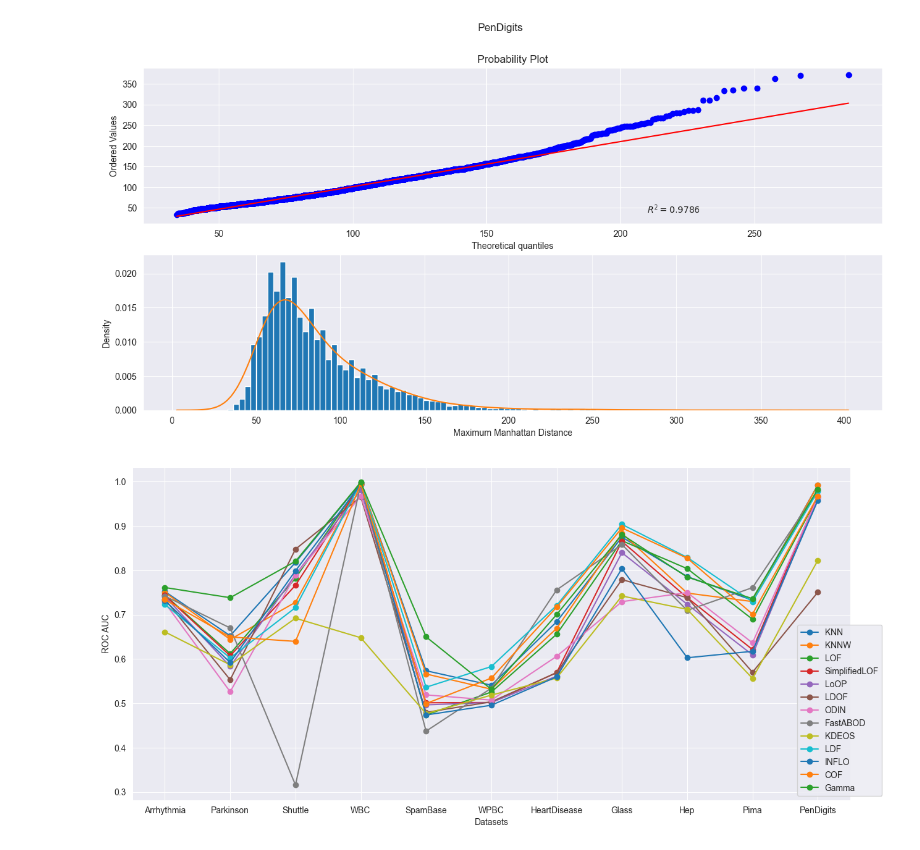
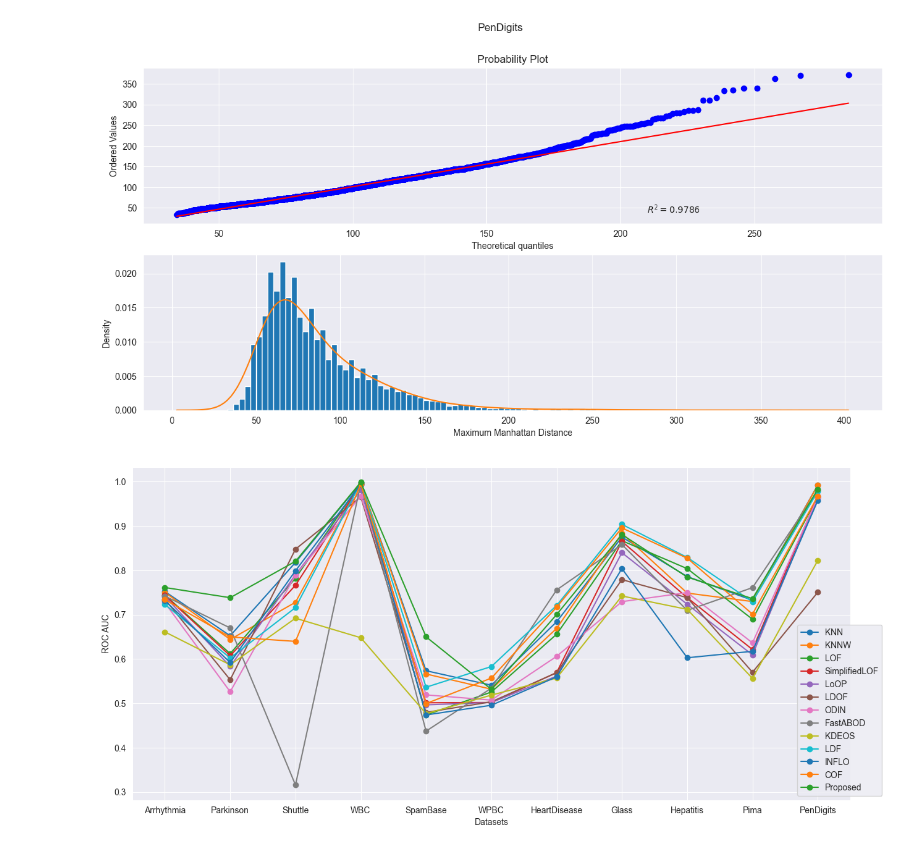
Before and after one commit to hodge-py/Outlier-Detection, a Jupyter notebook: Final_Version_gamma.ipynb, the cells around one changed output. Cells and saved outputs as stored; diff of their text form; code cells hidden in the pictures.

```diff
--- a/Final_Version_gamma.ipynb
+++ b/Final_Version_gamma.ipynb
@@ -224,24 +224,24 @@ a: 3.0093919902903634 Loc: 32.9185597750463, Scale: 17.572445168249992
 # %%
 valuesperSet = [[0.752,0.75008,0.74421,0.74339,0.74111,0.73452,0.72669,0.74176,0.66101,0.72286,0.73154,0.73385,0.761081489734203],
 [0.65235,0.64399,0.61196,0.60728,0.58312,0.55315,0.52608,0.66993,0.58673,0.60218,0.59198,0.64966,0.738166099773242],
 [0.81762,0.72785,0.78208,0.76608,0.78992,0.84754,0.789,0.316,0.69192,0.71585,0.79885,0.63969,0.820153846153846],
 [0.99718,0.99718,0.99671,0.9939,0.98028,0.96526,0.96737,0.99484,0.64789,0.99718,0.9939,0.99437,0.998591549295774],
 [0.57347,0.56618,0.47384,0.50119,0.49658,0.4796,0.5191,0.43721,0.47667,0.53641,0.47381,0.49945,0.650009471053444],
 [0.5409,0.53191,0.52543,0.50183,0.50183,0.50345,0.50726,0.53417,0.51853,0.58292,0.4957,0.55686,0.531562632098069],
 [0.68383,0.66883,0.65583,0.56933,0.56139,0.56906,0.60592,0.75567,0.55694,0.72056,0.55967,0.71683,0.700166666666666],
 [0.8748,0.8832,0.86667,0.86504,0.83957,0.77886,0.72927,0.85799,0.74201,0.90352,0.80379,0.89539,0.880487804878048],
 [0.78588,0.74856,0.80367,0.73823,0.72331,0.73823,0.74971,0.70953,0.71183,0.82893,0.60276,0.82721,0.784730195177956],
 [0.73224,0.72944,0.68955,0.62131,0.60922,0.57004,0.63637,0.76081,0.55621,0.72888,0.61728,0.70121,0.735914179104477],
 [0.99212,0.9916,0.96581,0.9668,0.96231,0.75034,0.96432,0.97979,0.82214,0.97791,0.95712,0.96695,0.982605605199025],
 ]
-datasets = ['Arrhythmia','Parkinson','Shuttle','WBC','SpamBase','WPBC','HeartDisease','Glass','Hep','Pima','PenDigits']
+datasets = ['Arrhythmia','Parkinson','Shuttle','WBC','SpamBase','WPBC','HeartDisease','Glass','Hepatitis','Pima','PenDigits']
 
-algo = ['KNN','KNNW','LOF','SimplifiedLOF','LoOP','LDOF','ODIN','FastABOD','KDEOS','LDF','INFLO','COF','Gamma']
+algo = ['KNN','KNNW','LOF','SimplifiedLOF','LoOP','LDOF','ODIN','FastABOD','KDEOS','LDF','INFLO','COF','Proposed']
 
 plt.plot(datasets,valuesperSet,marker='o')
 plt.ylabel("ROC AUC")
 plt.xlabel("Datasets")
 plt.legend(algo,loc=4,bbox_to_anchor=(1.05,0))
 plt.show()
 # %% [output]
-[figure, old version]
+[figure, new version]
```
Also changed, not shown: 2 other files.
